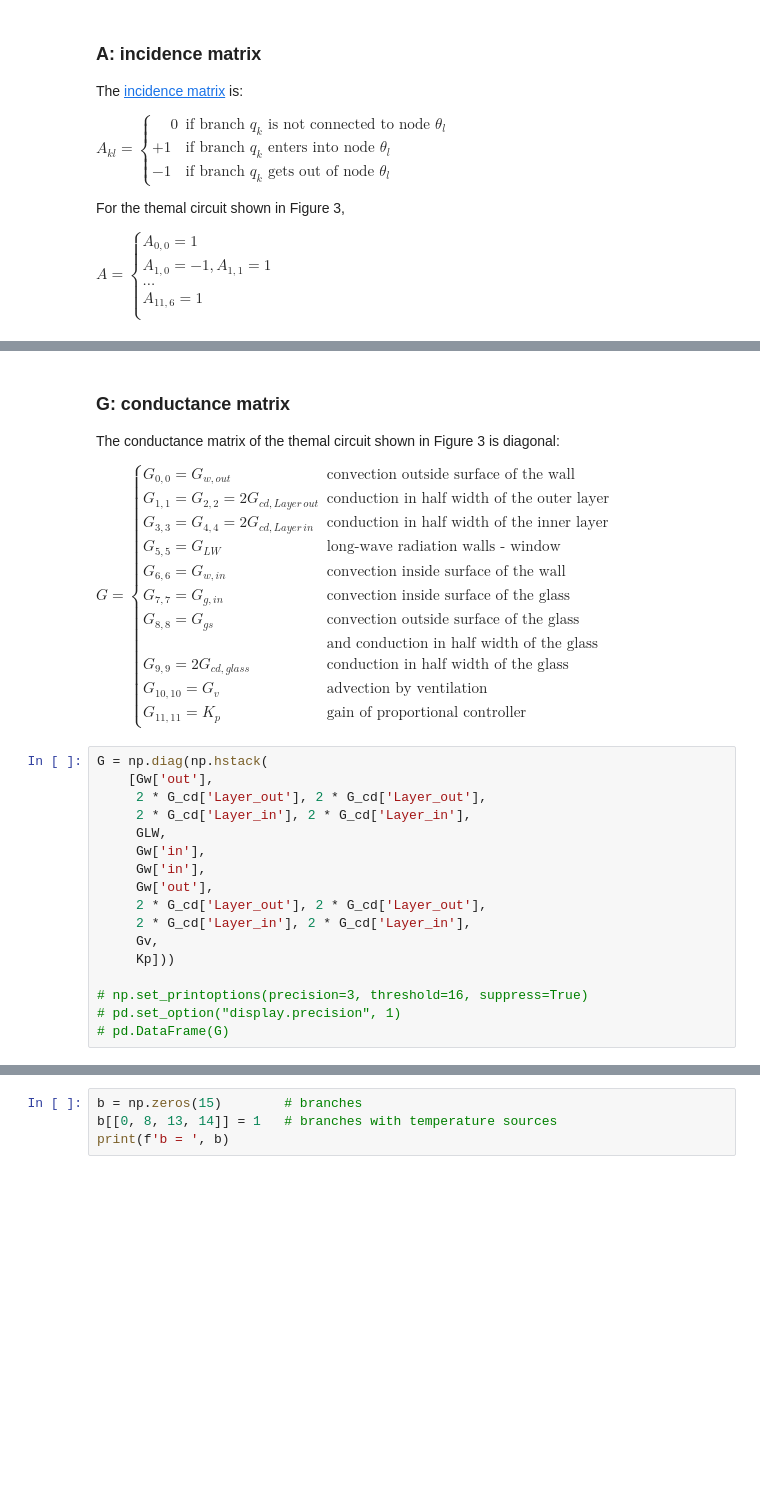
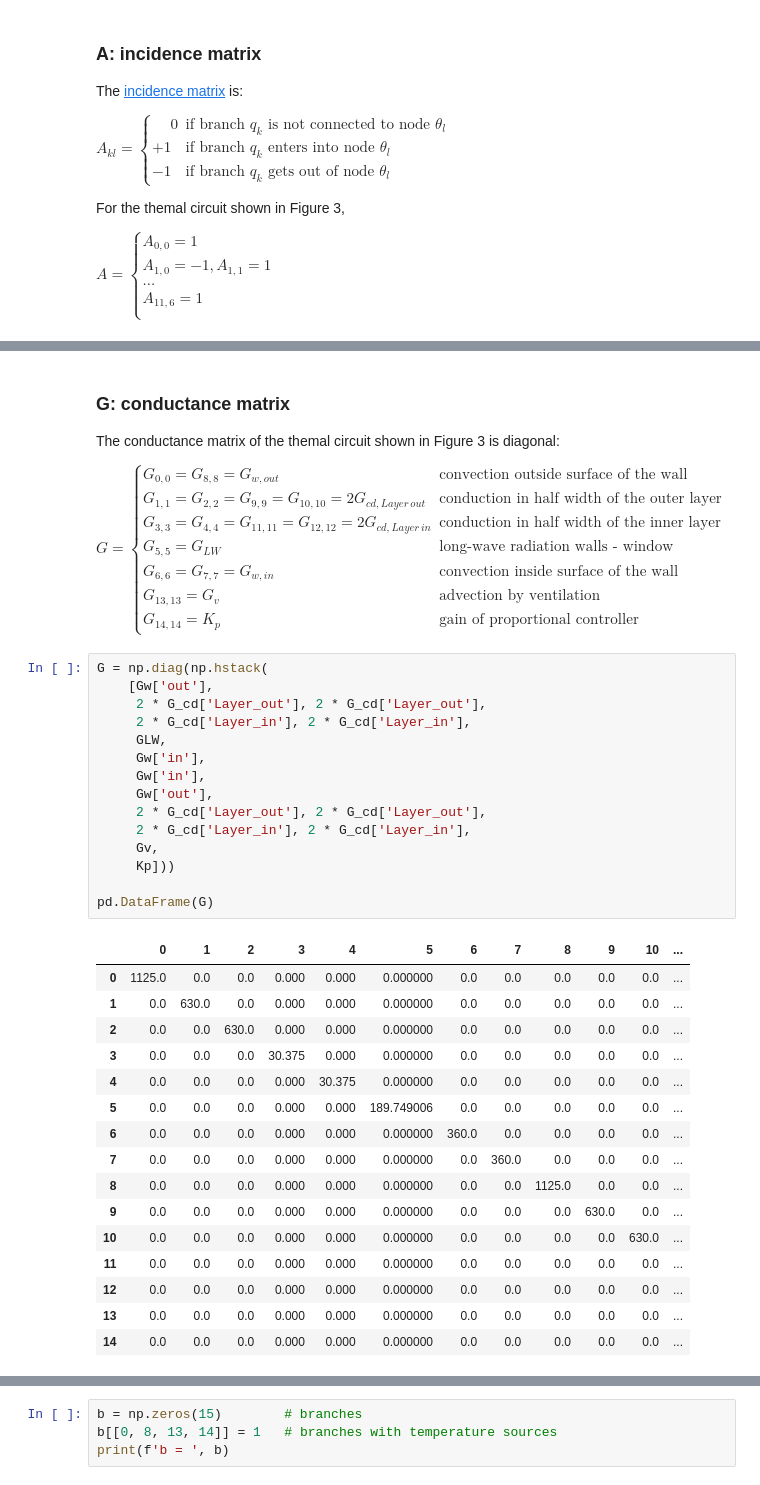
Before and after one commit to dm4bem-2023/project-ulteam, a Jupyter notebook: 03CubicBuilding - Copie.ipynb, the cells around one changed output, grey strips where cells are left out. Cells and saved outputs as stored; diff of their text form; blank space fills up the shorter version.

```diff
--- a/03CubicBuilding - Copie.ipynb
+++ b/03CubicBuilding - Copie.ipynb
@@ -694,34 +696,46 @@ A[14, 6] = 1                # branch 14: -> node 6
 The conductance matrix of the themal circuit shown in Figure 3 is diagonal:
 
 $ G = \begin{cases}
-G_{0,0} = G_{w,out} & \text{convection outside surface of the wall}\\
-G_{1,1} = G_{2,2} = 2G_{cd,Layer\,out} & \text{conduction in half width of the outer layer}\\
-G_{3,3} = G_{4,4} = 2G_{cd,Layer\,in} & \text{conduction in half width of the inner layer}\\
+G_{0,0} = G_{8,8} = G_{w,out} & \text{convection outside surface of the wall}\\
+G_{1,1} = G_{2,2} = G_{9,9} = G_{10,10} = 2G_{cd,Layer\,out} & \text{conduction in half width of the outer layer}\\
+G_{3,3} = G_{4,4} = G_{11,11} = G_{12,12}= 2G_{cd,Layer\,in} & \text{conduction in half width of the inner layer}\\
 G_{5,5} = G_{LW} & \text{long-wave radiation walls - window}\\
-G_{6,6} = G_{w,in} & \text{convection inside surface of the wall}\\
-G_{7,7} = G_{g,in} & \text{convection inside surface of the glass}\\
-G_{8,8} = G_{gs} & \text{convection outside surface of the glass}\\  & \text{and conduction in half width of the glass}\\
-G_{9,9} = 2G_{cd,glass} & \text{conduction in half width of the glass}\\
-G_{10,10} = G_v & \text{advection by ventilation}\\
-G_{11,11} = K_p & \text{gain of proportional controller}
+G_{6,6} = G_{7,7} = G_{w,in} & \text{convection inside surface of the wall}\\
+G_{13,13} = G_v & \text{advection by ventilation}\\
+G_{14,14} = K_p & \text{gain of proportional controller}
 \end{cases}$
 # %%
 G = np.diag(np.hstack(
     [Gw['out'],
      2 * G_cd['Layer_out'], 2 * G_cd['Layer_out'],
      2 * G_cd['Layer_in'], 2 * G_cd['Layer_in'],
      GLW,
      Gw['in'],
      Gw['in'],
      Gw['out'],
      2 * G_cd['Layer_out'], 2 * G_cd['Layer_out'],
      2 * G_cd['Layer_in'], 2 * G_cd['Layer_in'],
      Gv,
      Kp]))
 
-# np.set_printoptions(precision=3, threshold=16, suppress=True)
-# pd.set_option("display.precision", 1)
-# pd.DataFrame(G)
+pd.DataFrame(G)
+# %% [output]
+|  | 0 | 1 | 2 | 3 | 4 | 5 | 6 | 7 | 8 | 9 | 10 | ... |
+| 0 | 1125.0 | 0.0 | 0.0 | 0.000 | 0.000 | 0.000000 | 0.0 | 0.0 | 0.0 | 0.0 | 0.0 | ... |
+| 1 | 0.0 | 630.0 | 0.0 | 0.000 | 0.000 | 0.000000 | 0.0 | 0.0 | 0.0 | 0.0 | 0.0 | ... |
+| 2 | 0.0 | 0.0 | 630.0 | 0.000 | 0.000 | 0.000000 | 0.0 | 0.0 | 0.0 | 0.0 | 0.0 | ... |
+| 3 | 0.0 | 0.0 | 0.0 | 30.375 | 0.000 | 0.000000 | 0.0 | 0.0 | 0.0 | 0.0 | 0.0 | ... |
+| 4 | 0.0 | 0.0 | 0.0 | 0.000 | 30.375 | 0.000000 | 0.0 | 0.0 | 0.0 | 0.0 | 0.0 | ... |
+| 5 | 0.0 | 0.0 | 0.0 | 0.000 | 0.000 | 189.749006 | 0.0 | 0.0 | 0.0 | 0.0 | 0.0 | ... |
+| 6 | 0.0 | 0.0 | 0.0 | 0.000 | 0.000 | 0.000000 | 360.0 | 0.0 | 0.0 | 0.0 | 0.0 | ... |
+| 7 | 0.0 | 0.0 | 0.0 | 0.000 | 0.000 | 0.000000 | 0.0 | 360.0 | 0.0 | 0.0 | 0.0 | ... |
+| 8 | 0.0 | 0.0 | 0.0 | 0.000 | 0.000 | 0.000000 | 0.0 | 0.0 | 1125.0 | 0.0 | 0.0 | ... |
+| 9 | 0.0 | 0.0 | 0.0 | 0.000 | 0.000 | 0.000000 | 0.0 | 0.0 | 0.0 | 630.0 | 0.0 | ... |
+| 10 | 0.0 | 0.0 | 0.0 | 0.000 | 0.000 | 0.000000 | 0.0 | 0.0 | 0.0 | 0.0 | 630.0 | ... |
+| 11 | 0.0 | 0.0 | 0.0 | 0.000 | 0.000 | 0.000000 | 0.0 | 0.0 | 0.0 | 0.0 | 0.0 | ... |
+| 12 | 0.0 | 0.0 | 0.0 | 0.000 | 0.000 | 0.000000 | 0.0 | 0.0 | 0.0 | 0.0 | 0.0 | ... |
+| 13 | 0.0 | 0.0 | 0.0 | 0.000 | 0.000 | 0.000000 | 0.0 | 0.0 | 0.0 | 0.0 | 0.0 | ... |
+| 14 | 0.0 | 0.0 | 0.0 | 0.000 | 0.000 | 0.000000 | 0.0 | 0.0 | 0.0 | 0.0 | 0.0 | ... |
 # %% [markdown]
 ### C: capacity matrix
 
```
Also changed, not shown: parts of 21 cells of this notebook, 3 other files.
